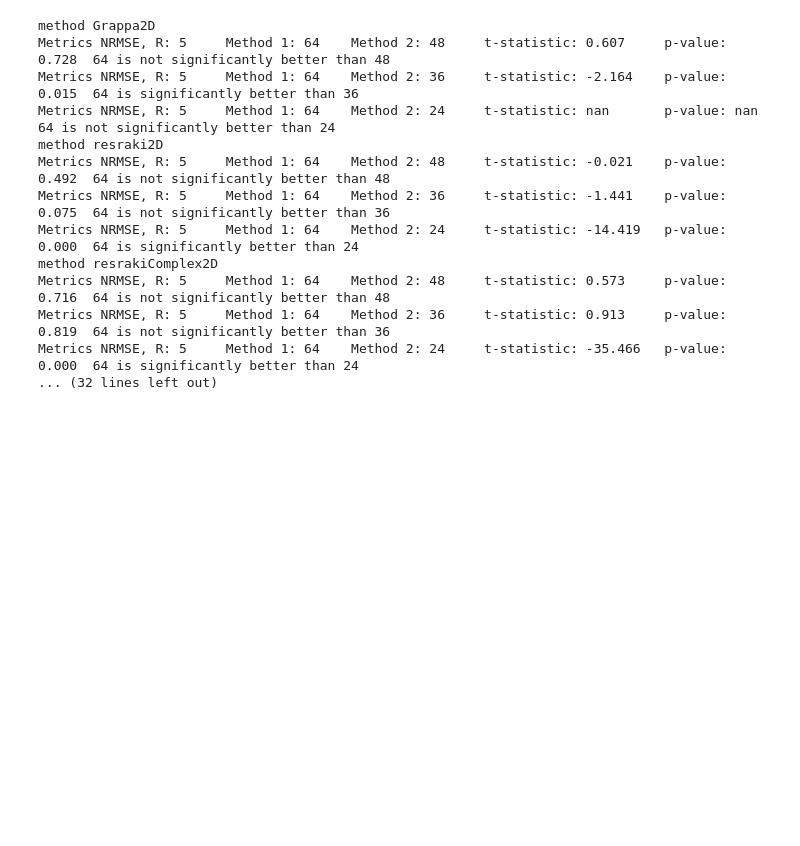
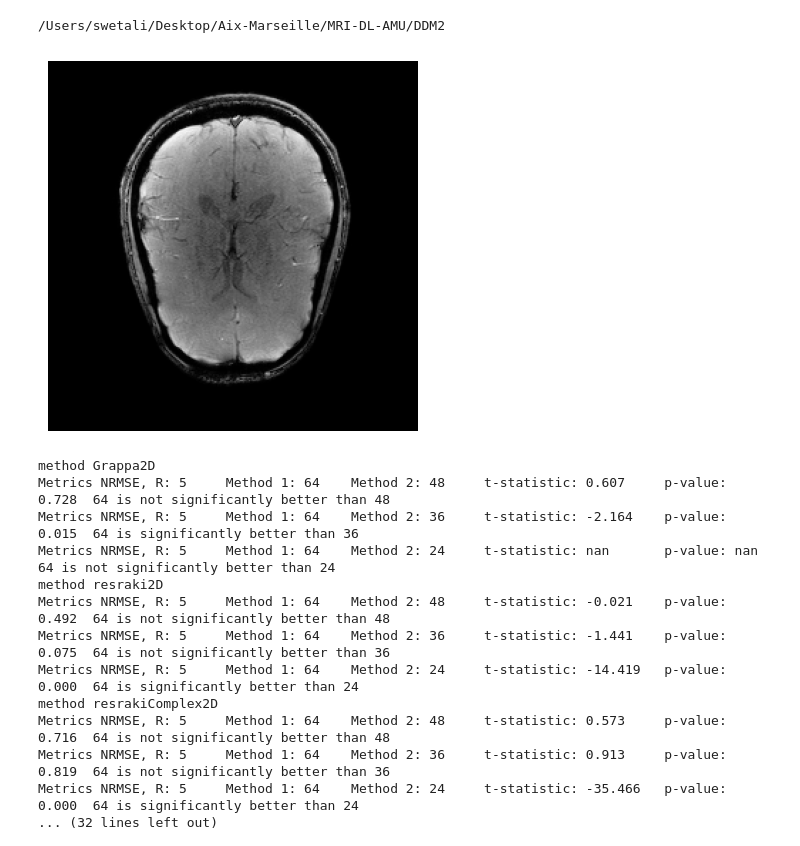
Before and after one commit to thechidiya/DDM2, a Jupyter notebook: notebook/Reconstruct_raki.py.ipynb, the cells around one changed output. Cells and saved outputs as stored; diff of their text form; code cells hidden in the pictures; blank space fills up the shorter version.

Commit message:
change data loading

```diff
--- a/notebook/Reconstruct_raki.py.ipynb
+++ b/notebook/Reconstruct_raki.py.ipynb
@@ -3,3 +1,7 @@ cd /Users/swetali/Desktop/Aix-Marseille/MRI-DL-AMU/mri-dl-amu-2020/Pytorch-MRI-M
+# %%
+cd ../
+# %% [output]
+/Users/swetali/Desktop/Aix-Marseille/MRI-DL-AMU/DDM2
 # %%
 import numpy as np
 from utils.MRI_util import *
@@ -27,3 +15,16 @@ print(df.describe())
+# %%
+from dipy.io.image import save_nifti, load_nifti
+
+dataroot = 'dataset/test.nii.gz'
+raw_data, _ = load_nifti(dataroot) # width, height, slices, gradients
+# %%
+import matplotlib.pyplot as plt
+my_dpi = 200
+plt.axis('off')
+plt.imshow(raw_data[:,:,4,4], cmap='Greys_r')
+plt.show()
+# %% [output]
+[figure, added]
 # %%
 #get unsampled data
 def get_data(filename, datasetname='dataset', noise=None, interleaved=True):
```
Also changed, not shown: parts of 2 cells of this notebook, 7 other files.
